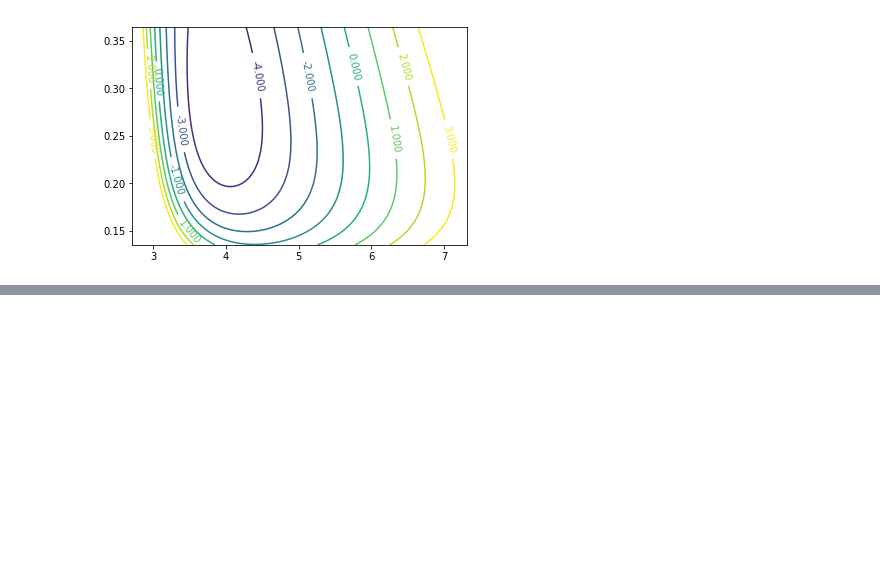
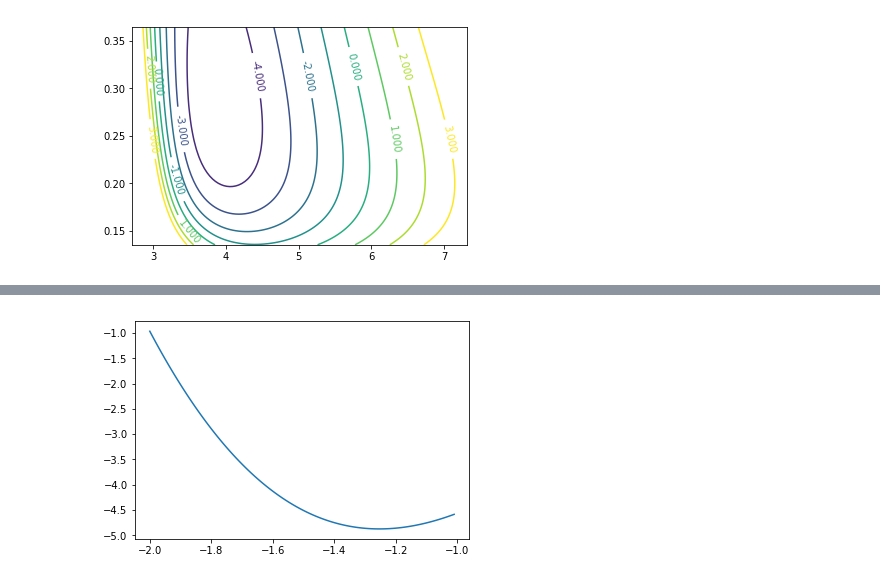
Before and after one commit to ratnania/mlhiphy, a Jupyter notebook: heat_eqn_kernel2.ipynb, the cells around one changed output, grey strips where cells are left out. Saved outputs shown, nothing was run; the diff lists cells and outputs as text; code cells hidden in the pictures; blank space fills up the shorter version.

```diff
--- a/heat_eqn_kernel2.ipynb
+++ b/heat_eqn_kernel2.ipynb
@@ -170,0 +185,12 @@ plt.show()
+# %%
+theta2_optim = np.zeros(theta2_range.size)
+for i in range(theta2_range.size):
+    def nlml_opt_theta1(t1):
+        return nlml(np.array([t1, theta2_range[i], 0]), t, x, y_u, y_f, 1e-7)
+    m = minimize_scalar(nlml_opt_theta1)
+    theta2_optim[i] = m['fun']
+# %%
+plt.plot(theta2_range, theta2_optim)
+plt.show()
+# %% [output]
+[figure, added]
```
Also changed, not shown: parts of 8 cells of this notebook.
